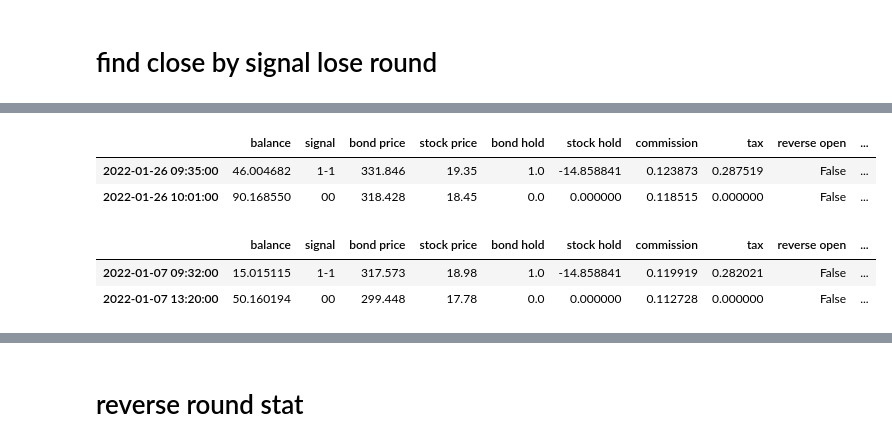
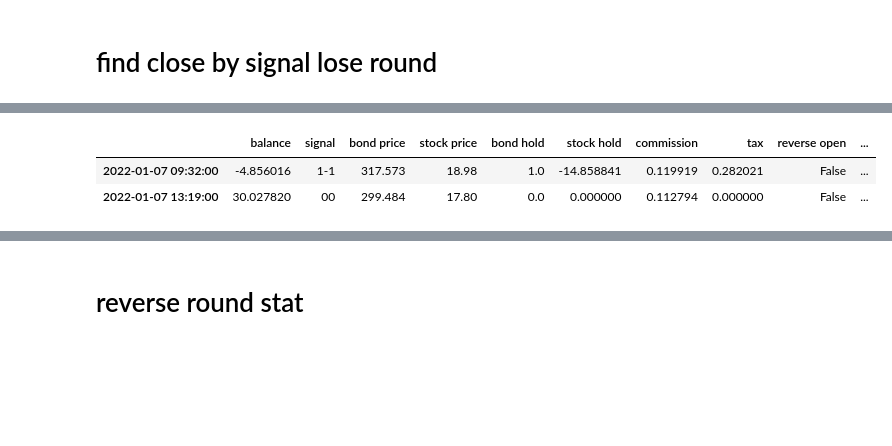
Before and after one commit to PXY11/cms, a Jupyter notebook: backtest_new_2_dev.ipynb, the cells around one changed output, grey strips where cells are left out. Drawn from its saved outputs; the diff is of its cells as text; code cells hidden in the pictures; blank space fills up the shorter version.

```diff
--- a/backtest_new_2_dev.ipynb
+++ b/backtest_new_2_dev.ipynb
@@ -99,9 +99,9 @@ cbond_return.isnull().sum(axis=1).sum() # 统计整张表
 pd.set_option('display.max_rows', None)
 cbond_return['diff'] = cbond_return[cbond_pair[0]] - cbond_return[cbond_pair[1]]
 # %%
-open_threshold = 0.005  # 0.005 ~ 0.01 ~ 0.015 间隔是0.001
+open_threshold = 0.007  # 0.005 ~ 0.01 ~ 0.015 间隔是0.001
 # open_threshold = 0.008
-close_threshold = 0.001 #  0 ~ 0.001 ~ 0.002 ~ 0.003
+close_threshold = 0.003 #  0 ~ 0.001 ~ 0.002 ~ 0.003
 pos_open_flag = 0
 neg_open_flag = 0
 cbond_position = pd.DataFrame([])
@@ -453,15 +453,9 @@ for i in range(len(tmp_lose_round)-1):
 # %%
-tmp_lose_round[25]
+tmp_lose_round[30]
 # %% [output]
 |  | balance | signal | bond price | stock price | bond hold | stock hold | commission | tax | reverse open | ... |
-| 2022-01-26 09:35:00 | 46.004682 | 1-1 | 331.846 | 19.35 | 1.0 | -14.858841 | 0.123873 | 0.287519 | False | ... |
-| 2022-01-26 10:01:00 | 90.168550 | 00 | 318.428 | 18.45 | 0.0 | 0.000000 | 0.118515 | 0.000000 | False | ... |
+| 2022-01-07 09:32:00 | -4.856016 | 1-1 | 317.573 | 18.98 | 1.0 | -14.858841 | 0.119919 | 0.282021 | False | ... |
+| 2022-01-07 13:19:00 | 30.027820 | 00 | 299.484 | 17.80 | 0.0 | 0.000000 | 0.112794 | 0.000000 | False | ... |
-# %%
-tmp_lose_round[34]
-# %% [output]
-|  | balance | signal | bond price | stock price | bond hold | stock hold | commission | tax | reverse open | ... |
-| 2022-01-07 09:32:00 | 15.015115 | 1-1 | 317.573 | 18.98 | 1.0 | -14.858841 | 0.119919 | 0.282021 | False | ... |
-| 2022-01-07 13:20:00 | 50.160194 | 00 | 299.448 | 17.78 | 0.0 | 0.000000 | 0.112728 | 0.000000 | False | ... |
 # %%
 df_trade
 # %% [output]
```
Also changed, not shown: parts of 22 cells of this notebook, 1 other file.
